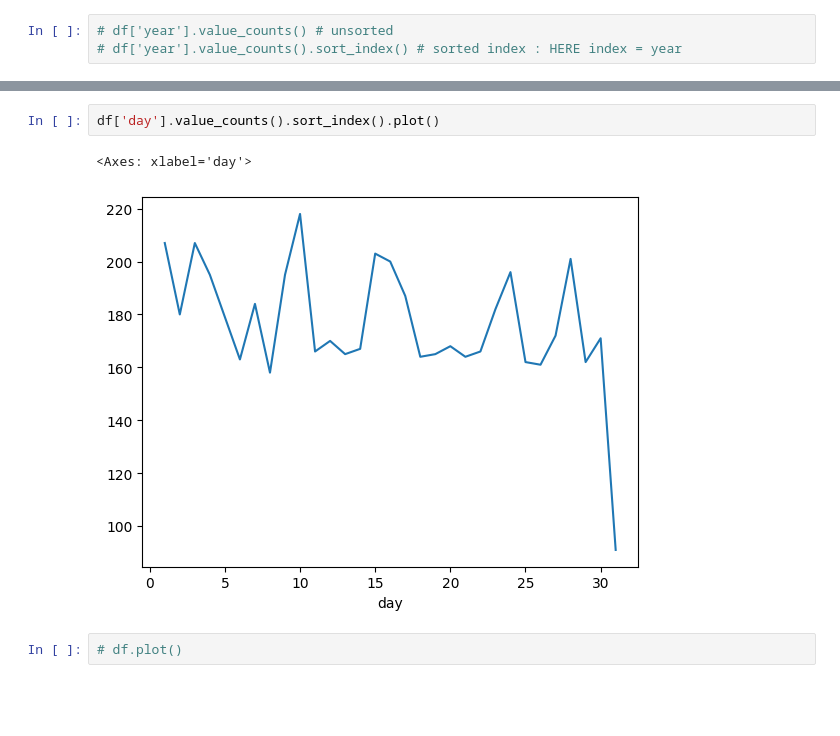
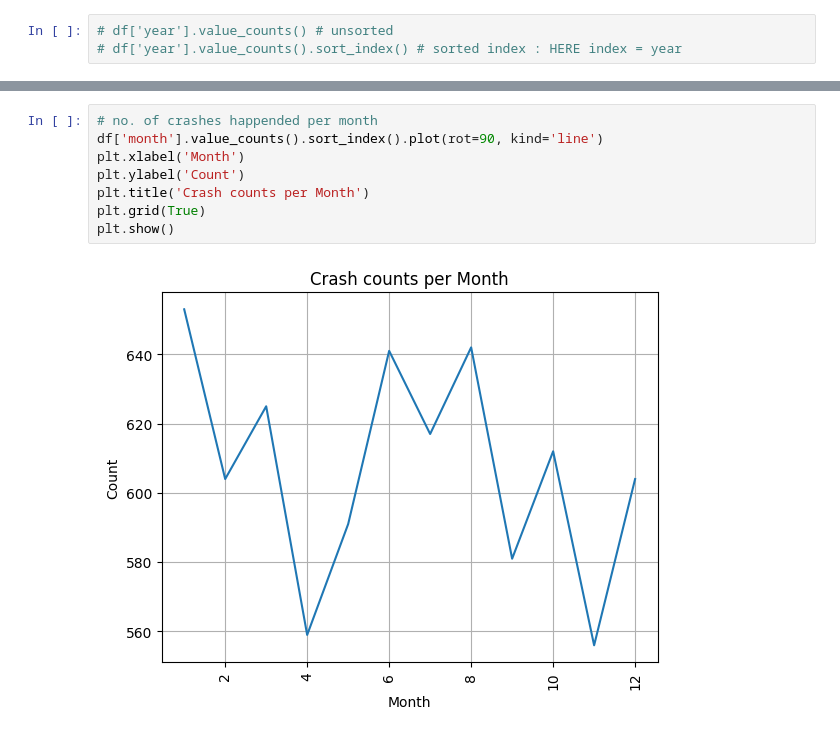
Before and after one commit to agakshita5/aircrash-time-series, a Jupyter notebook: aircrash-timeseries.ipynb, the cells around one changed output, grey strips where cells are left out. Drawn from its saved outputs; the diff is of its cells as text; blank space fills up the shorter version.

```diff
--- a/aircrash-timeseries.ipynb
+++ b/aircrash-timeseries.ipynb
@@ -155,7 +159,10 @@ plt.show()
-# %%
-df['day'].value_counts().sort_index().plot()
-# %% [output]
-<Axes: xlabel='day'>
-[figure, removed]
-# %%
-# df.plot()
+# %%
+# no. of crashes happended per month
+df['month'].value_counts().sort_index().plot(rot=90, kind='line')
+plt.xlabel('Month')
+plt.ylabel('Count')
+plt.title('Crash counts per Month')
+plt.grid(True)
+plt.show()
+# %% [output]
+[figure, added]
```
Also changed, not shown: parts of 30 cells of this notebook.
